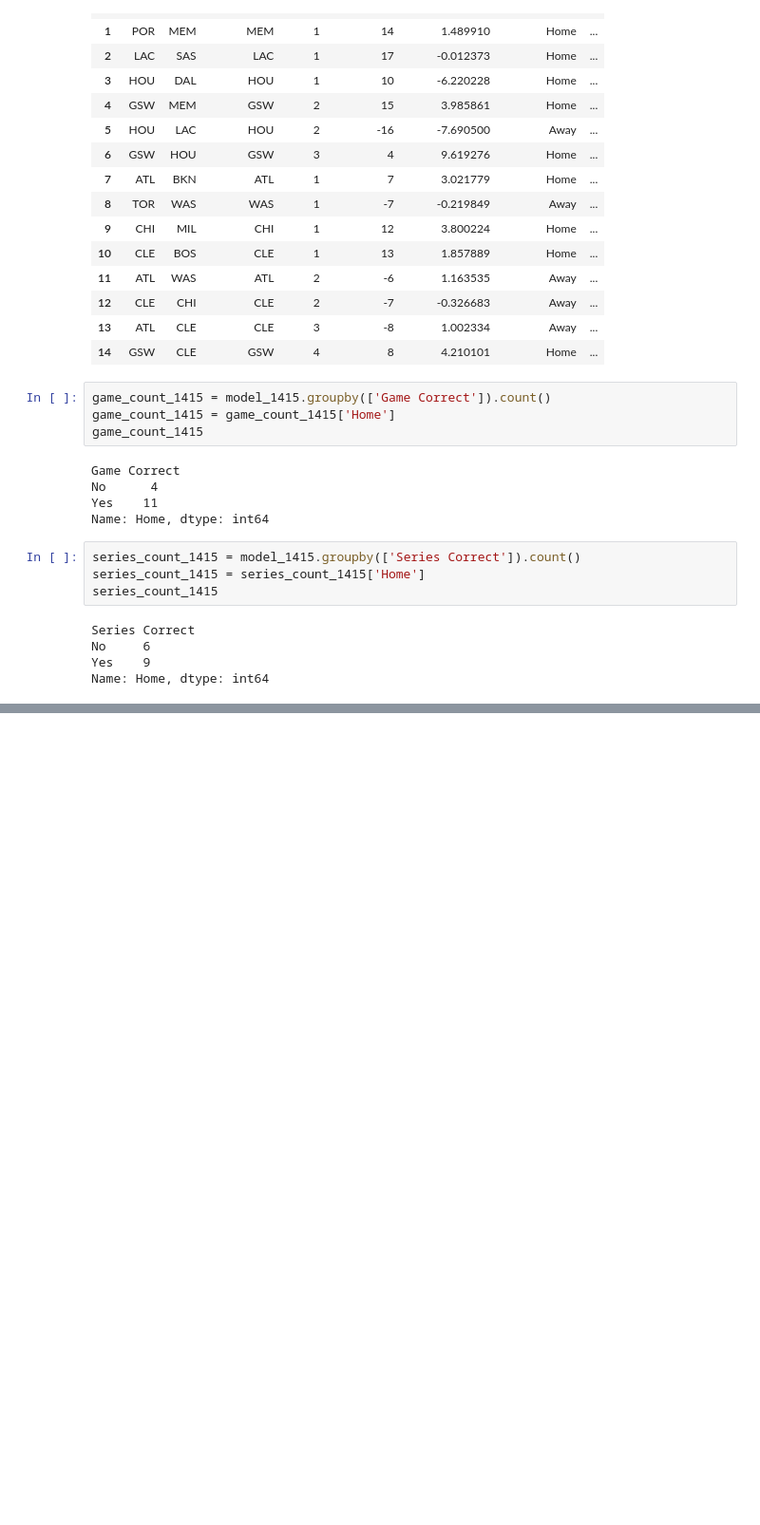
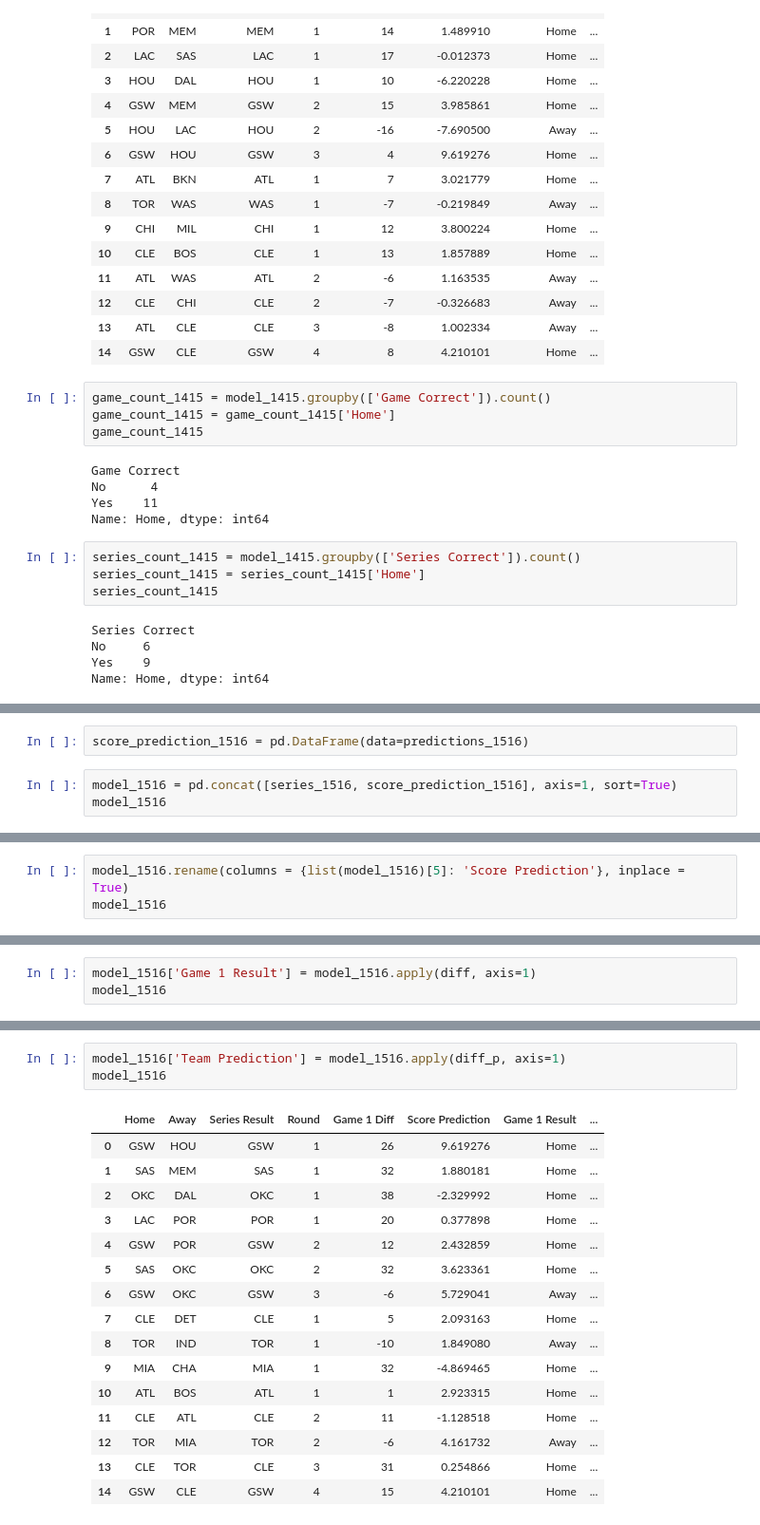
Before and after one commit to rwjenks/Final, a Jupyter notebook: Tim_Files/NBA_Test_Results.ipynb, the cells around one changed output, grey strips where cells are left out. Shown: that part at 95% size. Cells and saved outputs as stored; diff of their text form; blank space fills up the shorter version.

```diff
--- a/Tim_Files/NBA_Test_Results.ipynb
+++ b/Tim_Files/NBA_Test_Results.ipynb
@@ -546,0 +634,5 @@ Name: Home, dtype: int64
+# %%
+score_prediction_1516 = pd.DataFrame(data=predictions_1516)
+# %%
+model_1516 = pd.concat([series_1516, score_prediction_1516], axis=1, sort=True)
+model_1516
@@ -546,0 +656,3 @@ Name: Home, dtype: int64
+# %%
+model_1516.rename(columns = {list(model_1516)[5]: 'Score Prediction'}, inplace = True)
+model_1516
@@ -546,0 +676,3 @@ Name: Home, dtype: int64
+# %%
+model_1516['Game 1 Result'] = model_1516.apply(diff, axis=1)
+model_1516
@@ -546,0 +696,20 @@ Name: Home, dtype: int64
+# %%
+model_1516['Team Prediction'] = model_1516.apply(diff_p, axis=1)
+model_1516
+# %% [output]
+|  | Home | Away | Series Result | Round | Game 1 Diff | Score Prediction | Game 1 Result | ... |
+| 0 | GSW | HOU | GSW | 1 | 26 | 9.619276 | Home | ... |
+| 1 | SAS | MEM | SAS | 1 | 32 | 1.880181 | Home | ... |
+| 2 | OKC | DAL | OKC | 1 | 38 | -2.329992 | Home | ... |
+| 3 | LAC | POR | POR | 1 | 20 | 0.377898 | Home | ... |
+| 4 | GSW | POR | GSW | 2 | 12 | 2.432859 | Home | ... |
+| 5 | SAS | OKC | OKC | 2 | 32 | 3.623361 | Home | ... |
+| 6 | GSW | OKC | GSW | 3 | -6 | 5.729041 | Away | ... |
+| 7 | CLE | DET | CLE | 1 | 5 | 2.093163 | Home | ... |
+| 8 | TOR | IND | TOR | 1 | -10 | 1.849080 | Away | ... |
+| 9 | MIA | CHA | MIA | 1 | 32 | -4.869465 | Home | ... |
+| 10 | ATL | BOS | ATL | 1 | 1 | 2.923315 | Home | ... |
+| 11 | CLE | ATL | CLE | 2 | 11 | -1.128518 | Home | ... |
+| 12 | TOR | MIA | TOR | 2 | -6 | 4.161732 | Away | ... |
+| 13 | CLE | TOR | CLE | 3 | 31 | 0.254866 | Home | ... |
+| 14 | GSW | CLE | GSW | 4 | 15 | 4.210101 | Home | ... |
```
Also changed, not shown: parts of 14 cells of this notebook.
